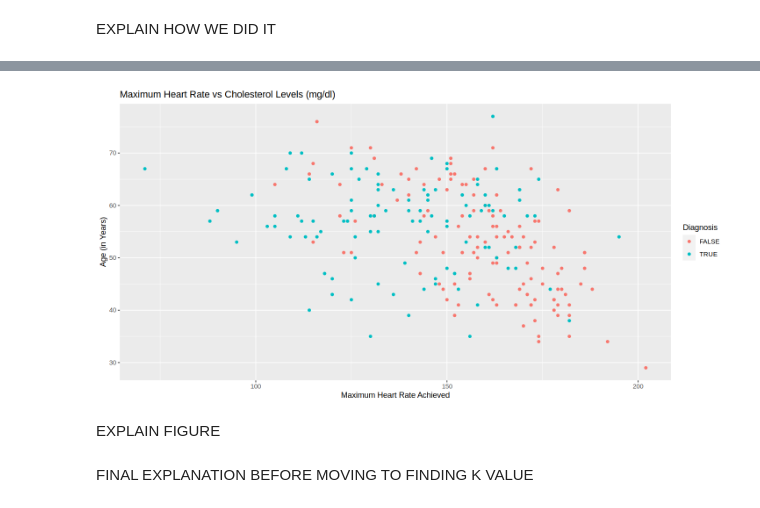
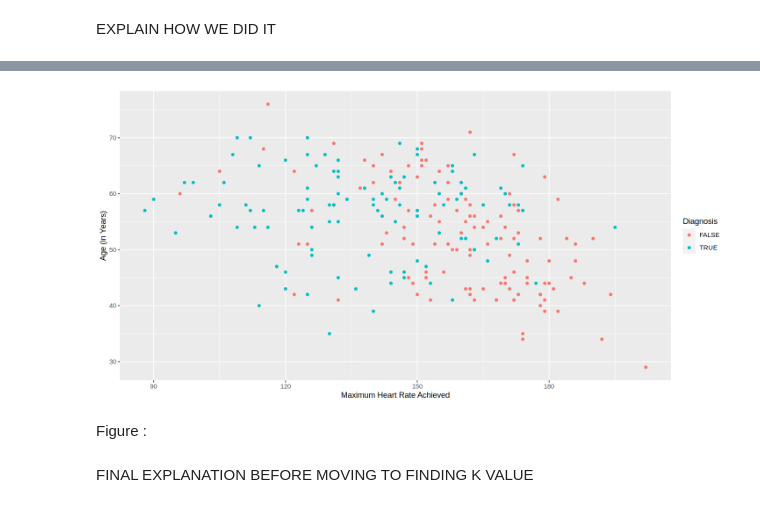
Before and after one commit to bkoschel/heart_disease, a Jupyter notebook: dsci-project.ipynb, the cells around one changed output, grey strips where cells are left out. Cells and saved outputs as stored; diff of their text form; code cells hidden in the pictures.

```diff
--- a/dsci-project.ipynb
+++ b/dsci-project.ipynb
@@ -121,4 +125,6 @@ set.seed(1)
 
 # removing "?" from data and replacing it with NA
 heart_data[heart_data == "?"] <- NA
-heart_data |> drop_na()
+
+#removing all data with NA
+heart_data <- heart_data |> drop_na()
@@ -281,15 +243,15 @@ plot3
 # %%
 set.seed(1)
 
 # plotting training data
-plot1 <- ggplot(heart_training, aes(x = thalach, y = age, color = diagnosis)) +
+plot3 <- ggplot(heart_training, aes(x = thalach, y = age, color = diagnosis)) +
                  geom_point() +
-                 labs(x = "Maximum Heart Rate Achieved", y = "Age (in Years)", color = "Diagnosis", title = "Maximum Heart Rate vs Cholesterol Levels (mg/dl)")
-plot1
+                 labs(x = "Maximum Heart Rate Achieved", y = "Age (in Years)", color = "Diagnosis")
+plot3
 # %% [output]
-[figure, old version]
+[figure, new version]
 # %% [markdown]
-EXPLAIN FIGURE
+Figure :
 # %% [markdown]
 FINAL EXPLANATION BEFORE MOVING TO FINDING K VALUE
 # %% [markdown]
```
Also changed, not shown: parts of 36 cells of this notebook.
